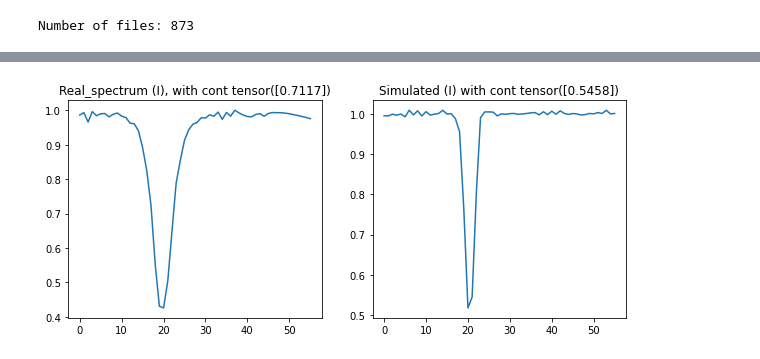
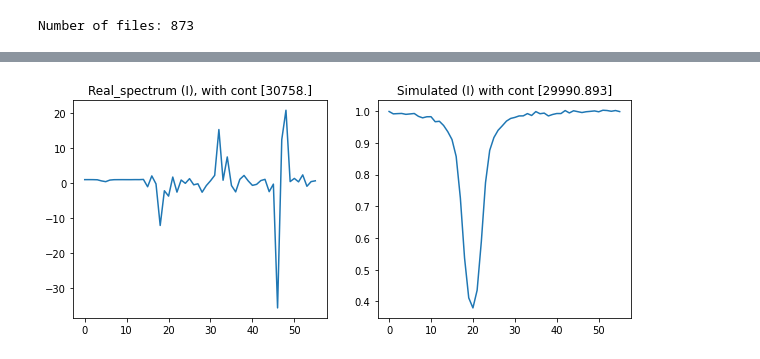
Before and after one commit to hushchyn-mikhail/InverseProblem, a Jupyter notebook: notebooks/model_pi_mlp_conv_train.ipynb, the cells around one changed output, grey strips where cells are left out. Cells and saved outputs as stored; diff of their text form; code cells hidden in the pictures.

```diff
--- a/notebooks/model_pi_mlp_conv_train.ipynb
+++ b/notebooks/model_pi_mlp_conv_train.ipynb
@@ -451,12 +444 @@ Field_Strength: 302.78, Field_Inclination: 86.39, Field_Azimuth: 105.42, Doppler
-# %%
-def read_spectrum_for_refer(sp_folder, date):
-    real_samples = np.zeros((512, 873, 224))
-    cont = np.zeros((512, 873))
-    for idx_1 in range(873):
-        line = real_spectra(open_spectrum_data(sp_folder, date, idx_1))
-        real_samples[:, idx_1, :] = line
-        cont[:, idx_1] = np.max(line, axis=1)
-    real_samples = real_samples.reshape(-1, 224)
-    cont = cont.reshape(-1, 1)
-    return real_samples / cont, cont
 # %% [markdown]
@@ -465,9 +447,21 @@ def read_spectrum_for_refer(sp_folder, date):
 def prepare_real_conv(sp_folder, date, factors=None, cont_scale=None, device=None):
     real_samples, cont = read_spectrum_for_refer(sp_folder, date)
     norm_real_samples = normalize_spectrum(np.reshape(real_samples, (-1, 56, 4), order='F'),
-                                           factors=factors,
-                                           )
+                                           factors=factors)
+
     norm_cont = cont / cont_scale
     norm_real_samples = np.reshape(norm_real_samples, (-1, 4, 56), order='F')
     real_x = [torch.from_numpy(norm_real_samples).float().to(device), torch.from_numpy(norm_cont).float().to(device)]
     return real_x
+# %%
+%%time
+
+transform = conv1d_transform_rescale(factors=factors,
+                                     angle_transformation=angle_transformation,
+                                     cont_scale=cont_scale, logB=logB)
+
+test_dataset = PregenSpectrumDataset(data_arr=refer.reshape(-1, 11),
+                                     transform=transform)
+
+inputs = test_dataset.samples
+sim_x = [inputs['X'][0].to(device), inputs['X'][1].to(device)]
@@ -481,15 +478,15 @@ Wall time: 9.41 s
 # %%
-# тоже можно побегать индексом и увидеть, что наши симуляции довольно сильно отличаются
-idx = 20
-plt.figure(figsize=(10, 4))
-plt.subplot(1, 2, 1);
-plt.plot(real_x[0][idx, 0]);
-plt.title(f'Real_spectrum (I), with cont {real_x[1][idx]}')
-plt.subplot(1, 2, 2);
-plt.plot(sim_x[0][idx, 0]);
-plt.title(f'Simulated (I) with cont {sim_x[1][idx]}');
+#тоже можно побегать индексом и увидеть, что наши симуляции довольно сильно отличаются
+idx = 20000
+#можно проверить, что все правильно сделали и посмотреть на координату пикселя
+idx_0, idx_1 = np.where(np.arange(512 * 873).reshape(512, 873) == idx)
+
+idx_0[0], idx_1[0] = idx_0, idx_1
+plt.figure(figsize = (10, 4))
+plt.subplot(1,2,1); plt.plot(real_x[0][idx, 0].detach().cpu().numpy()); plt.title(f'Real_spectrum (I), with cont {real_x[1][idx].detach().cpu().numpy()*40000}')
+plt.subplot(1,2,2);  plt.plot(sim_x[0][idx, 0].detach().cpu().numpy()); plt.title(f'Simulated (I) with cont {sim_x[1][idx].detach().cpu().numpy()*40000}');
 # %% [output]
-[figure, old version]
+[figure, new version]
 # %%
 model.eval()
 with torch.no_grad():
```
Also changed, not shown: parts of 52 cells of this notebook.
